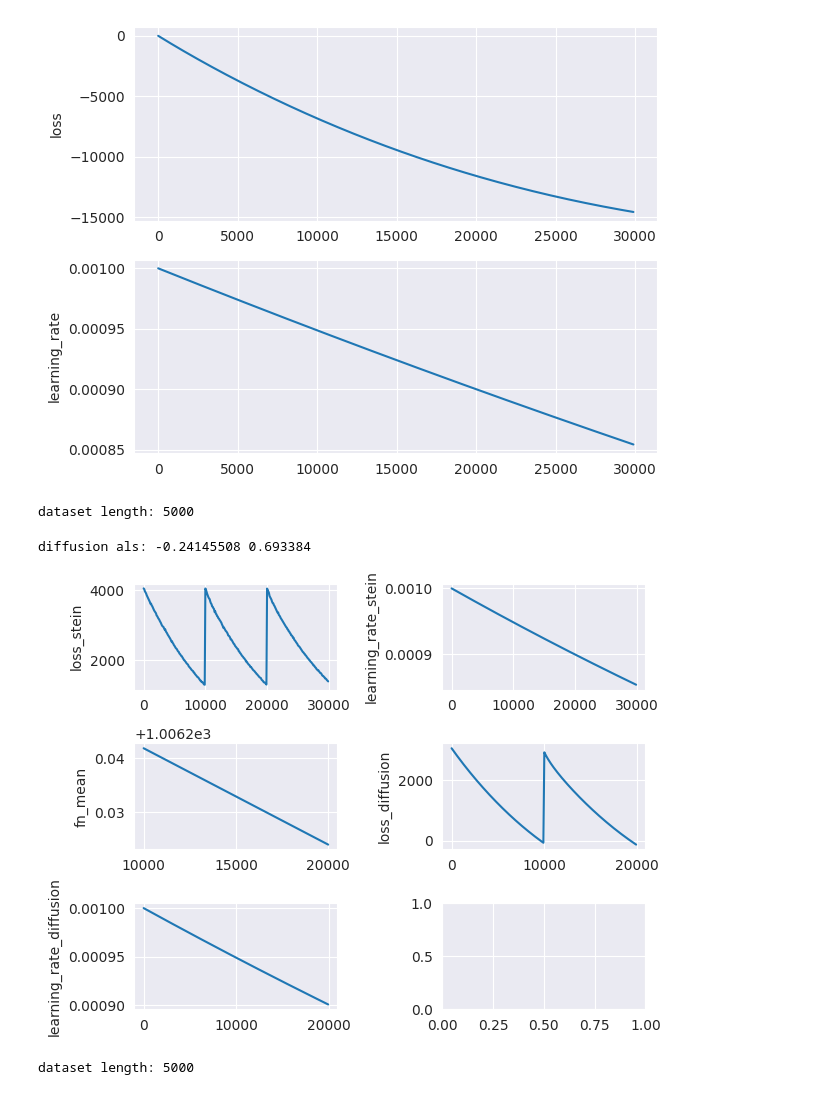
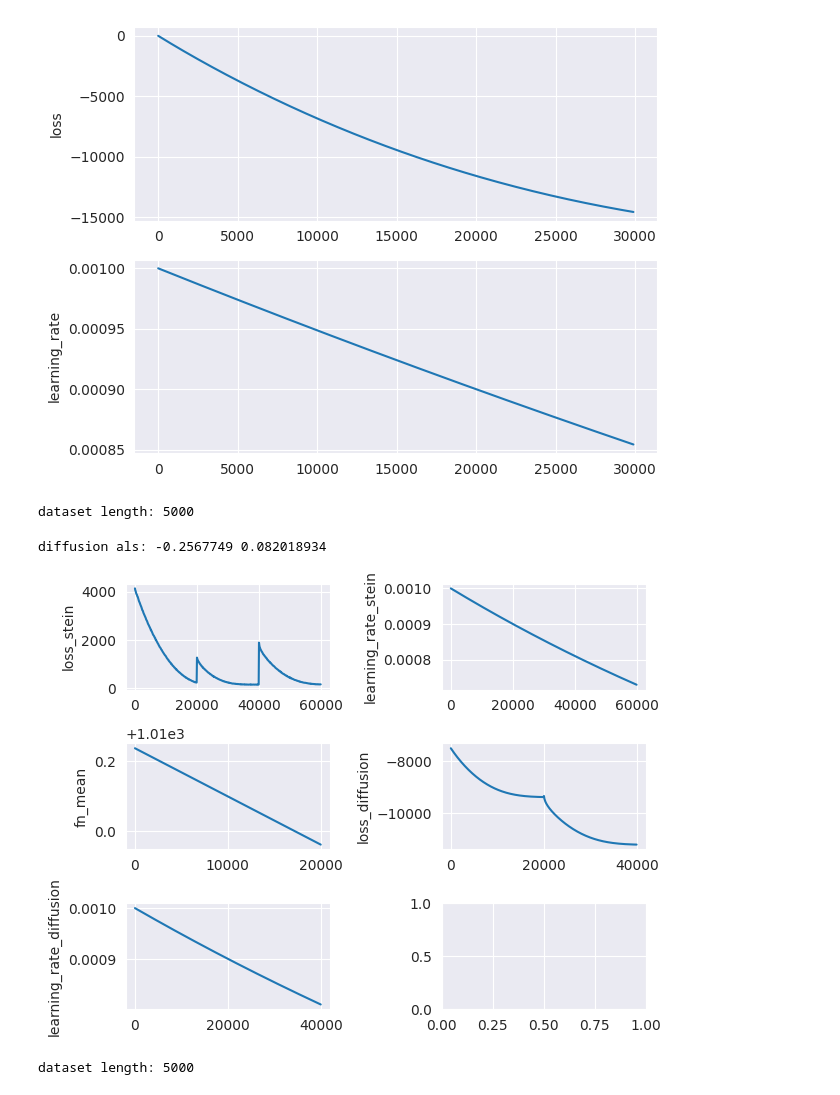
Before and after one commit to kkorolev1/mcmc-control-variates, a Jupyter notebook: diffcv.ipynb, the cells around one changed output. Cells and saved outputs as stored; diff of their text form; code cells hidden in the pictures.

```diff
--- a/diffcv.ipynb
+++ b/diffcv.ipynb
@@ -185,24 +185,24 @@ diffusion: -0.27105713 0.43427297
 # %%
 logger = Logger()
 
 rng, key = jax.random.split(rng)
 model = train_als_model(
-    key, batch_size=5000, lr=1e-3, n_steps=50_000, switch_steps=10_000, n_chains=5, logger=logger
+    key, batch_size=5000, lr=1e-3, n_steps=100_000, switch_steps=20_000, n_chains=5, logger=logger
 )
 
 plot_log_results(logger)
 
 generator = ScalarGenerator(grad_log_prob, model)
 fn_with_cv = lambda x: fn(x) + generator(x)
 
 rng, key = jax.random.split(rng)
 diffusion_estimates = Estimator(fn_with_cv, sampler)(key, n_chains=N_CHAINS, n_estimates=MCMC_N_ESTIMATES)
 
 print("diffusion als:", Estimator.bias(true_pi, diffusion_estimates), Estimator.std(diffusion_estimates))
 # %% [output]
 dataset length: 5000
-diffusion als: -0.24145508 0.693384
+diffusion als: -0.2567749 0.082018934
-[figure, old version]
+[figure, new version]
 # %%
 logger = Logger()
 
```
Also changed, not shown: 1 other file.
